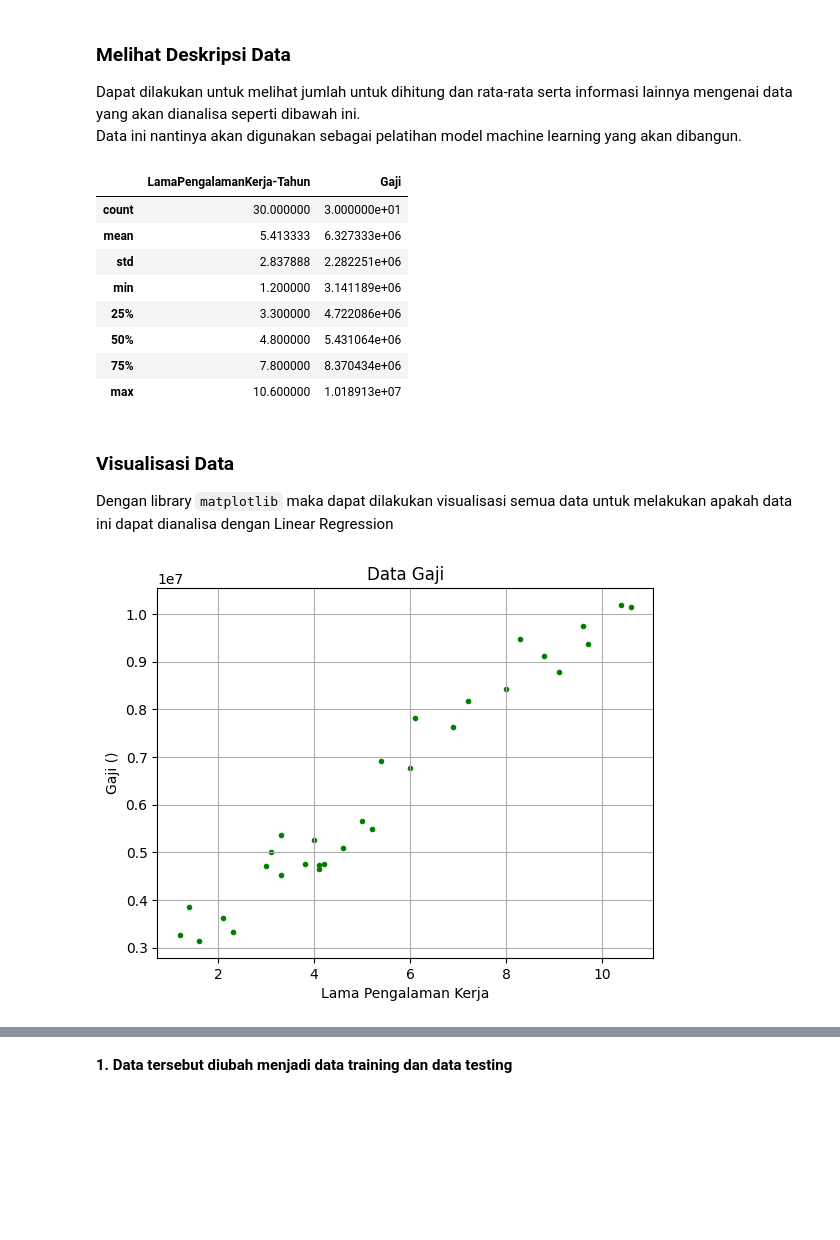
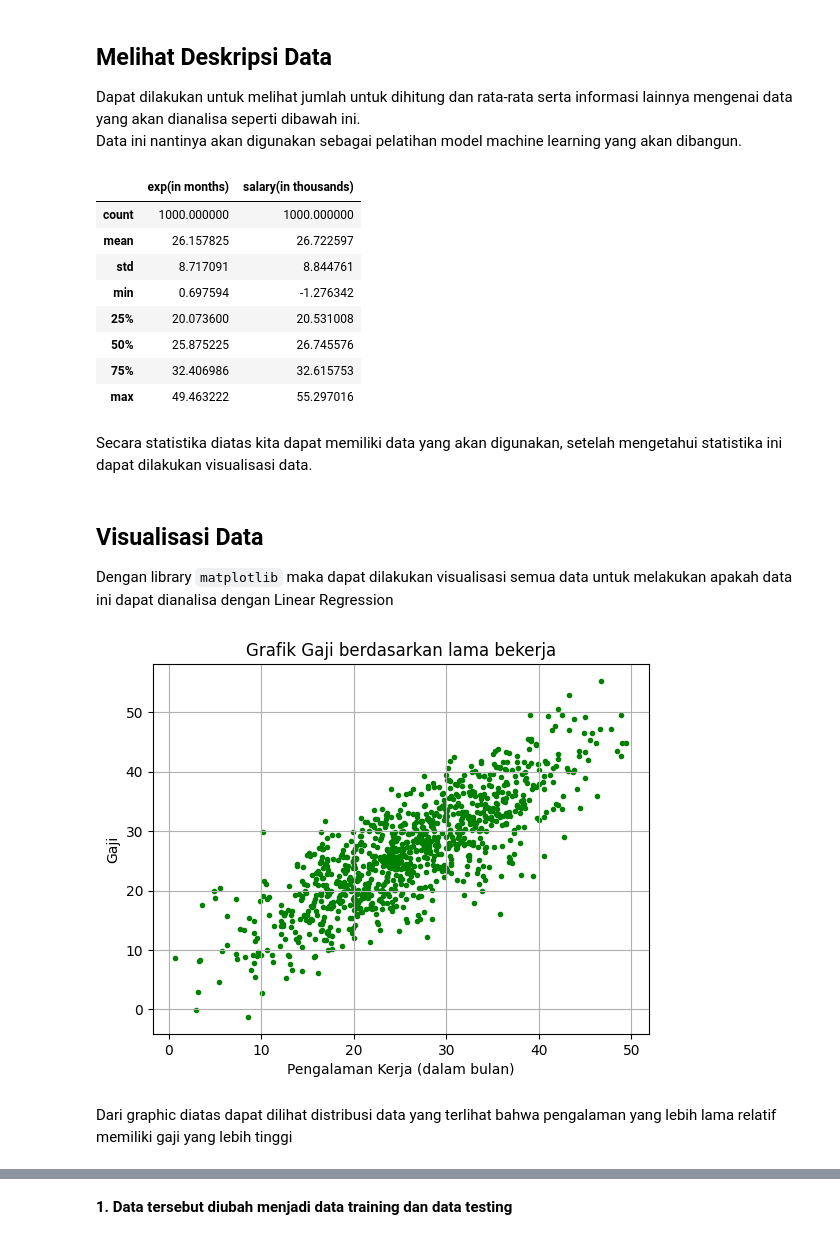
Before and after one commit to gricowijaya/linear-regression-gaji, a Jupyter notebook: gaji-ml.ipynb, the cells around one changed output, grey strips where cells are left out. Cells and saved outputs as stored; diff of their text form; code cells hidden in the pictures; blank space fills up the shorter version.

Commit message:
update notebook with latest data

```diff
--- a/gaji-ml.ipynb
+++ b/gaji-ml.ipynb
@@ -27,7 +32,7 @@ Selanjutnya adalah membaca dataset dengan library pandas
 # %%
 import pandas as pd
 
-file_path = 'dataset/gaji.csv'
+file_path = 'dataset/exp_salary.csv'
 data = pd.read_csv(file_path)
 data.head()
 # %% [output]
@@ -42,4 +65,3 @@ Dilihat dari gambar diatas terdapat data mengenai lama pengalaman bekerja dalam
 # %%
-data.drop(['ID'],axis=1,inplace=True)
 data
 # %% [output]
@@ -63,35 +81,38 @@ data
 # %% [markdown]
-### Melihat Deskripsi Data
+## Melihat Deskripsi Data
 
 Dapat dilakukan untuk melihat jumlah untuk dihitung dan rata-rata serta informasi lainnya mengenai data yang akan dianalisa seperti dibawah ini.\
 Data ini nantinya akan digunakan sebagai pelatihan model machine learning yang akan dibangun.
 # %%
 data.describe()
 # %% [output]
-|  | LamaPengalamanKerja-Tahun | Gaji |
-| count | 30.000000 | 3.000000e+01 |
-| mean | 5.413333 | 6.327333e+06 |
-| std | 2.837888 | 2.282251e+06 |
-| min | 1.200000 | 3.141189e+06 |
-| 25% | 3.300000 | 4.722086e+06 |
-| 50% | 4.800000 | 5.431064e+06 |
-| 75% | 7.800000 | 8.370434e+06 |
-| max | 10.600000 | 1.018913e+07 |
+|  | exp(in months) | salary(in thousands) |
+| count | 1000.000000 | 1000.000000 |
+| mean | 26.157825 | 26.722597 |
+| std | 8.717091 | 8.844761 |
+| min | 0.697594 | -1.276342 |
+| 25% | 20.073600 | 20.531008 |
+| 50% | 25.875225 | 26.745576 |
+| 75% | 32.406986 | 32.615753 |
+| max | 49.463222 | 55.297016 |
+# %% [markdown]
+Secara statistika diatas kita dapat memiliki data yang akan digunakan, setelah mengetahui statistika ini dapat dilakukan visualisasi data.
 # %% [markdown]
-### Visualisasi Data
+## Visualisasi Data
 
 Dengan library `matplotlib` maka dapat dilakukan visualisasi semua data untuk melakukan apakah data ini dapat dianalisa dengan Linear Regression
 # %%
 import matplotlib.pyplot as plt
 
-plt.scatter(data['LamaPengalamanKerja-Tahun'],data['Gaji'],color="g",marker=".")
+plt.scatter(data['exp(in months)'],data['salary(in thousands)'],color="g",marker=".")
 
-#add linear regression line to scatterplot
-plt.xlabel("Lama Pengalaman Kerja")
-plt.ylabel("Gaji ()")
-plt.title("Data Gaji")
+plt.xlabel("Pengalaman Kerja (dalam bulan)")
+plt.ylabel("Gaji")
+plt.title("Grafik Gaji berdasarkan lama bekerja")
 plt.grid(True)
 plt.show()
 # %% [output]
-[figure, old version]
+[figure, new version]
+# %% [markdown]
+Dari graphic diatas dapat dilihat distribusi data yang terlihat bahwa pengalaman yang lebih lama relatif memiliki gaji yang lebih tinggi
 # %% [markdown]
```
Also changed, not shown: parts of 32 cells of this notebook.
